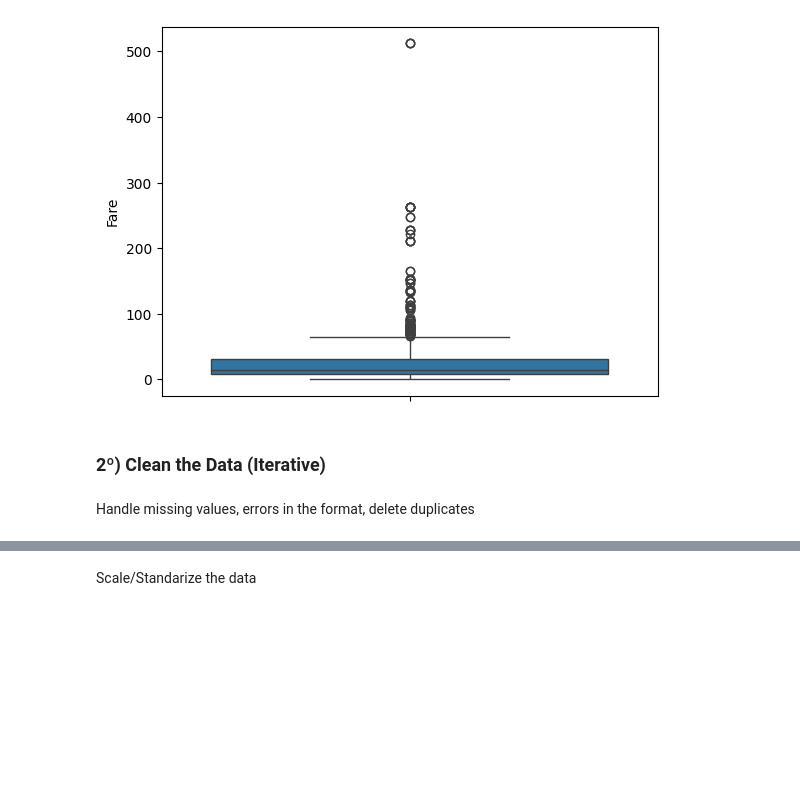
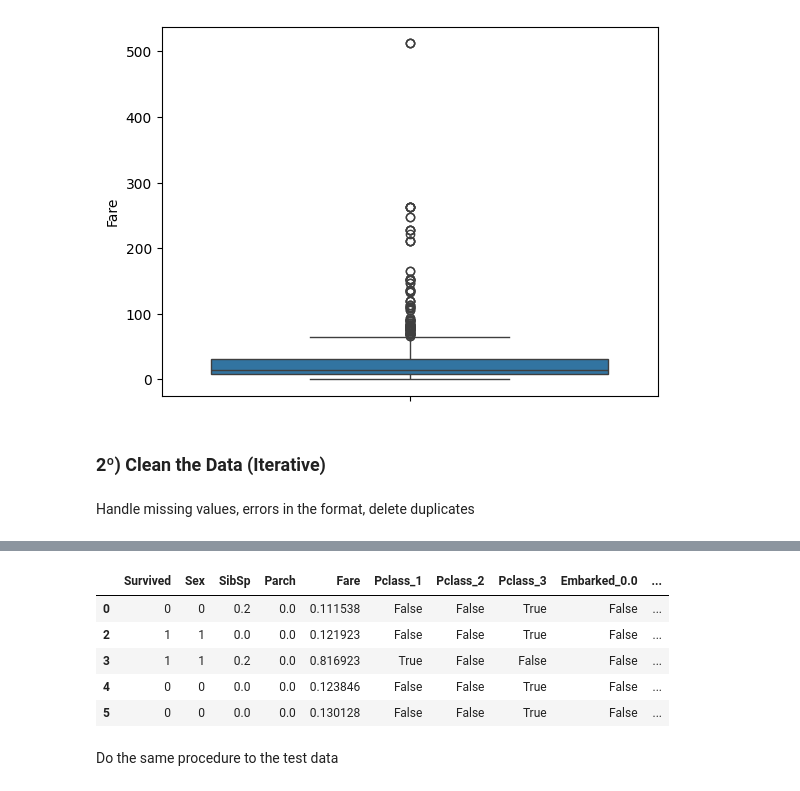
Before and after one commit to joseantonio002/kaggle, a Jupyter notebook: titanic/titanic.ipynb, the cells around one changed output, grey strips where cells are left out. Cells and saved outputs as stored; diff of their text form; code cells hidden in the pictures; blank space fills up the shorter version.

```diff
--- a/titanic/titanic.ipynb
+++ b/titanic/titanic.ipynb
@@ -262,0 +276,4 @@ Handle missing values, errors in the format, delete duplicates
+# %%
+train.info()
+
+train_fe = train.copy(deep=True)
@@ -263,2 +305,12 @@ Handle missing values, errors in the format, delete duplicates
 # %%
-# First iteration, ignore age, no outliers treatment, simply a model that predicts with the standarized/scaled data
+# First iteration, ignore age, remove main outliers, simply a model that predicts with the standarized/scaled data
+
+# Drop Age (If the model does not work well, I will try to input the missing values and see what happens)
+train_fe.drop(columns=['Age'], inplace=True)
+
+# Remove outliers from the only continuous variable that has (SibSp and Parch do not have)
+train_fe = remove_outliers_iqr(train_fe, ['Fare'])
+# %%
+scaler = MinMaxScaler()
+# Min_max to normalize the quantitative variables (continuous and discrete)
+train_fe[['Fare', 'SibSp', 'Parch']] = scaler.fit_transform(train_fe[['Fare', 'SibSp', 'Parch']])
@@ -265,2 +326,13 @@ Handle missing values, errors in the format, delete duplicates
+# %%
+train_fe = pd.get_dummies(train_fe, columns=['Pclass', 'Embarked'])
+# %%
+train_fe.head(5)
+# %% [output]
+|  | Survived | Sex | SibSp | Parch | Fare | Pclass_1 | Pclass_2 | Pclass_3 | Embarked_0.0 | ... |
+| 0 | 0 | 0 | 0.2 | 0.0 | 0.111538 | False | False | True | False | ... |
+| 2 | 1 | 1 | 0.0 | 0.0 | 0.121923 | False | False | True | False | ... |
+| 3 | 1 | 1 | 0.2 | 0.0 | 0.816923 | True | False | False | False | ... |
+| 4 | 0 | 0 | 0.0 | 0.0 | 0.123846 | False | False | True | False | ... |
+| 5 | 0 | 0 | 0.0 | 0.0 | 0.130128 | False | False | True | False | ... |
 # %% [markdown]
-Scale/Standarize the data
+Do the same procedure to the test data
```
Also changed, not shown: parts of 9 cells of this notebook.
